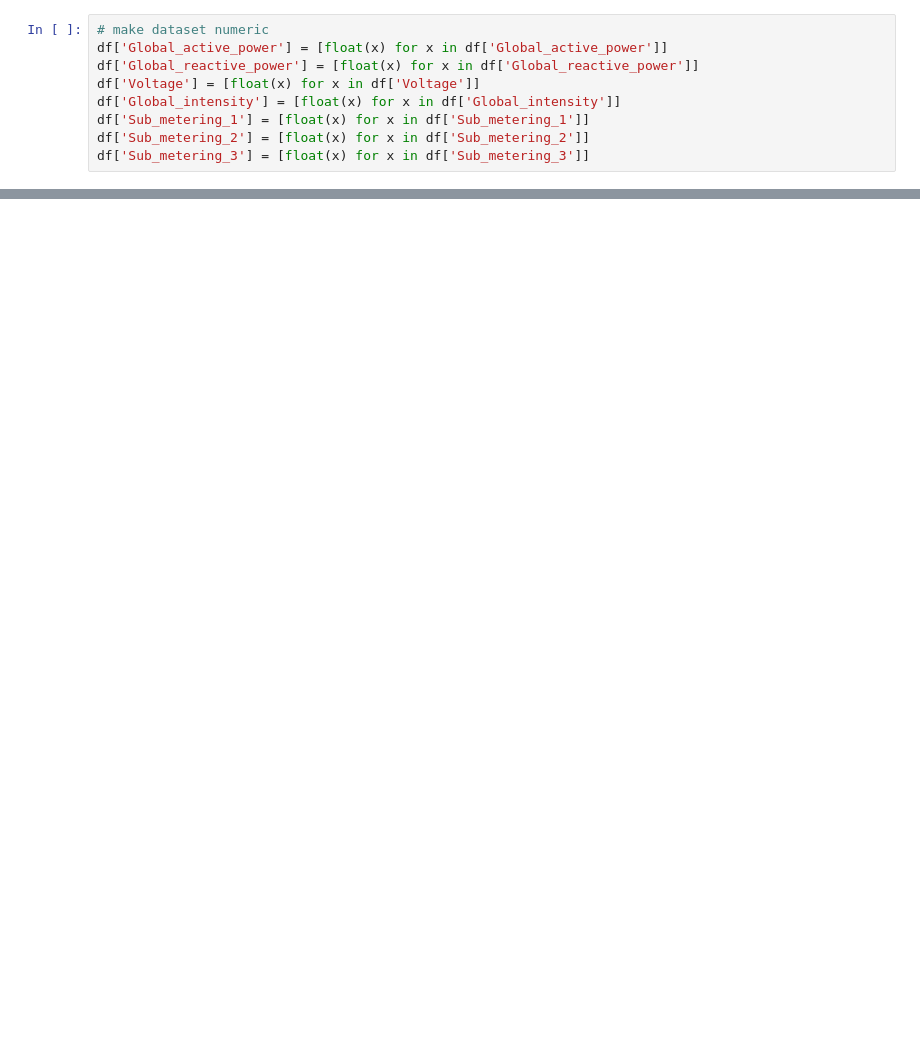
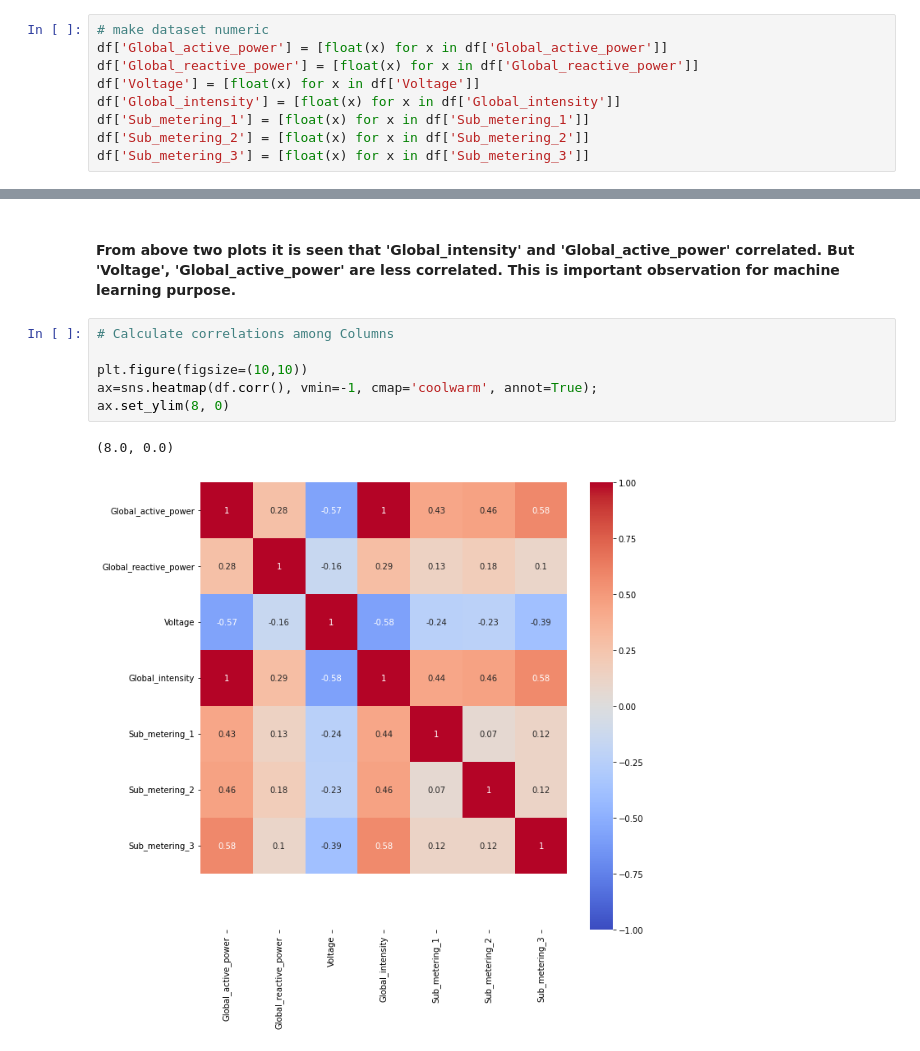
Before and after one commit to saifalbaghdadi/Household-Power-Consumption, a Jupyter notebook: Preprocessing.ipynb, the cells around one changed output, grey strips where cells are left out. Cells and saved outputs as stored; diff of their text form; blank space fills up the shorter version.

```diff
--- a/Preprocessing.ipynb
+++ b/Preprocessing.ipynb
@@ -281,0 +253,11 @@ df.corr().style.format("{:.2}").background_gradient(cmap=plt.get_cmap('coolwarm'
+# %% [markdown]
+#### From above two plots it is seen that 'Global_intensity' and 'Global_active_power' correlated. But 'Voltage', 'Global_active_power' are less correlated. This is important observation for machine learning purpose.
+# %%
+# Calculate correlations among Columns
+
+plt.figure(figsize=(10,10))
+ax=sns.heatmap(df.corr(), vmin=-1, cmap='coolwarm', annot=True);
+ax.set_ylim(8, 0)
+# %% [output]
+(8.0, 0.0)
+[figure, added]
```
Also changed, not shown: parts of 65 cells of this notebook.
